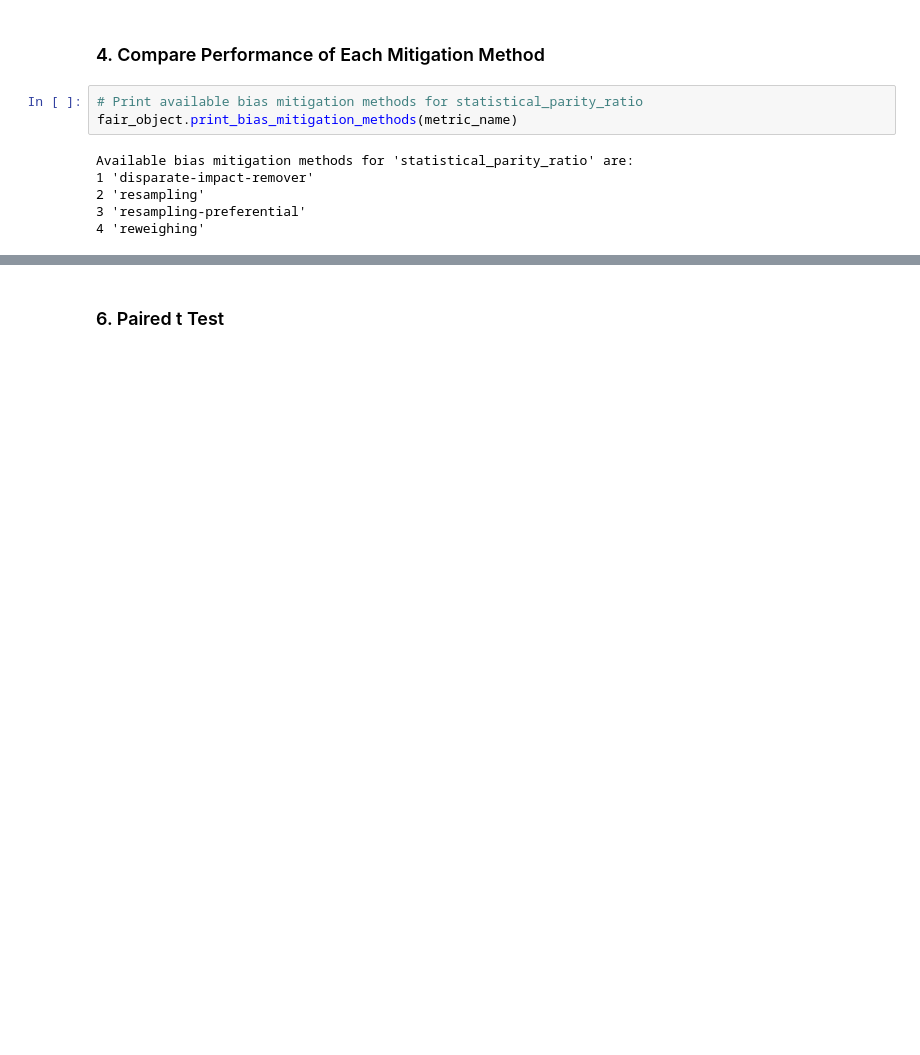
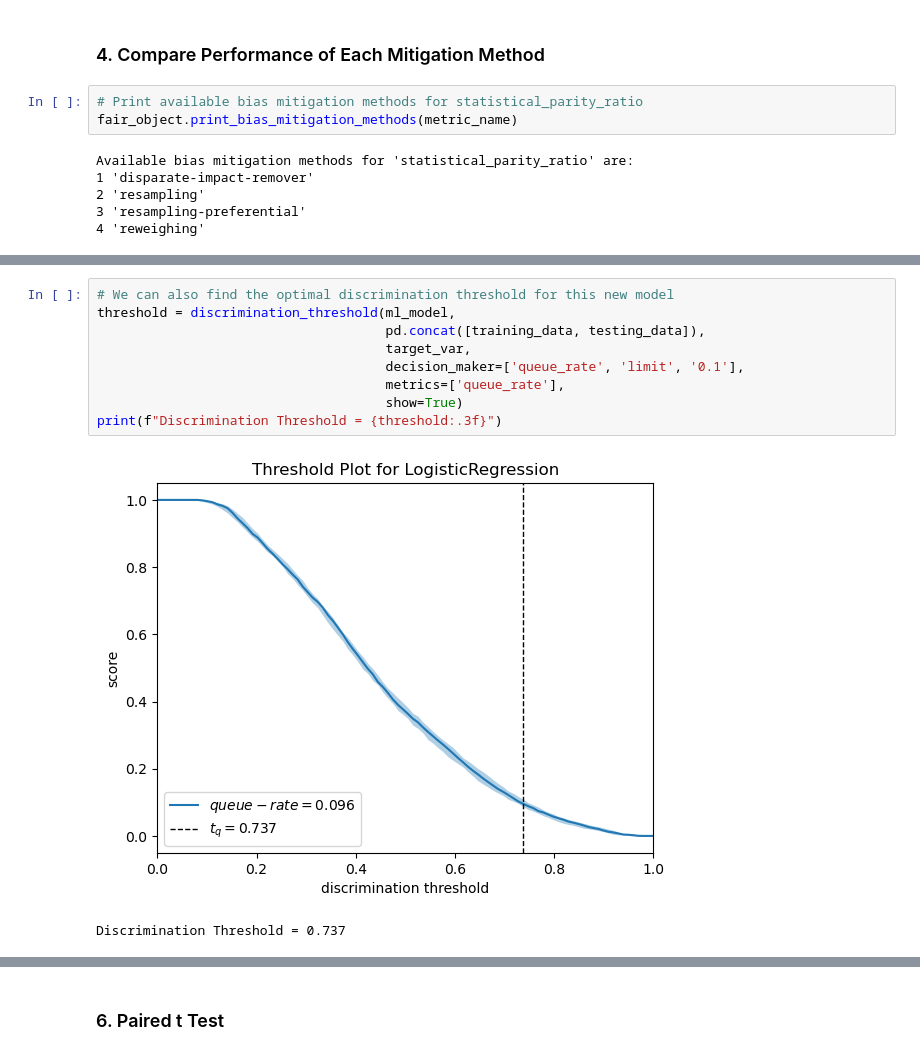
Before and after one commit to EqualityAI/EqualityML, a Jupyter notebook: notebooks/threshold-queue-rate.ipynb, the cells around one changed output, grey strips where cells are left out. Drawn from its saved outputs; the diff is of its cells as text; blank space fills up the shorter version.

```diff
--- a/notebooks/threshold-queue-rate.ipynb
+++ b/notebooks/threshold-queue-rate.ipynb
@@ -144,0 +149,12 @@ fairness_metric_score = fair_object.fairness_metric(metric_name)
+# %%
+# We can also find the optimal discrimination threshold for this new model
+threshold = discrimination_threshold(ml_model,
+                                     pd.concat([training_data, testing_data]),
+                                     target_var,
+                                     decision_maker=['queue_rate', 'limit', '0.1'],
+                                     metrics=['queue_rate'],
+                                     show=True)
+print(f"Discrimination Threshold = {threshold:.3f}")
+# %% [output]
+[figure, added]
+Discrimination Threshold = 0.737
```
Also changed, not shown: parts of 19 cells of this notebook, 2 other files.
